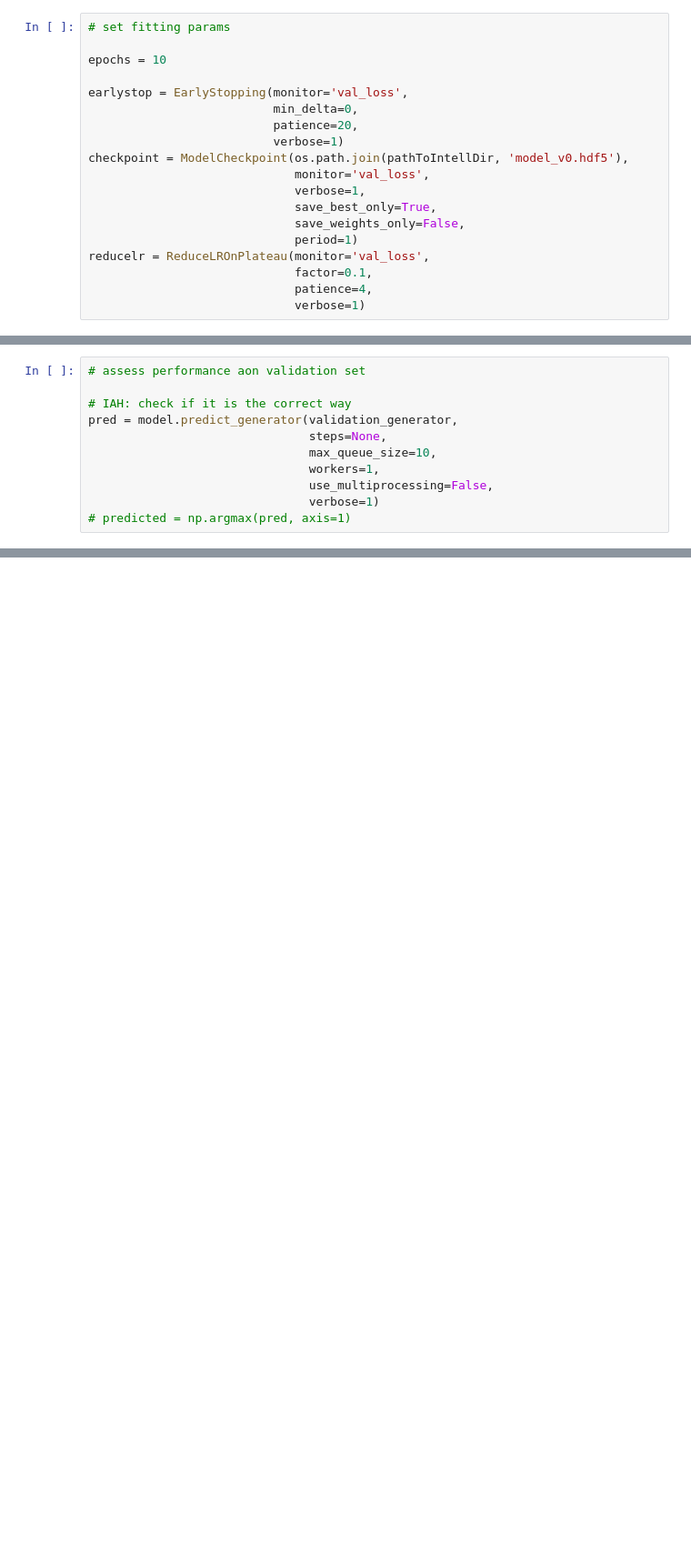
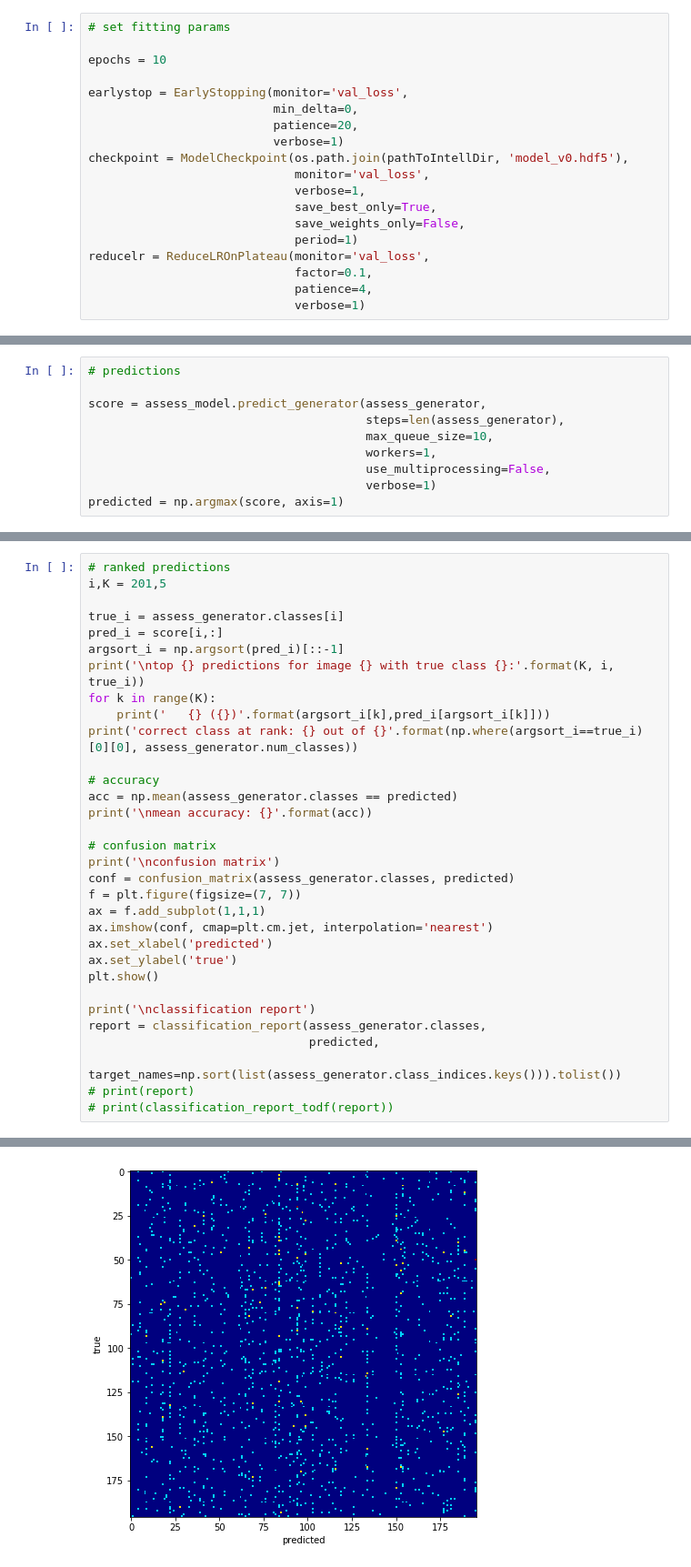
Before and after one commit to 0-tree/EIG3_IAFlash, a Jupyter notebook: Dev/dev_intelligence.ipynb, the cells around one changed output, grey strips where cells are left out. Shown: that part at 91% size. Drawn from its saved outputs; the diff is of its cells as text; blank space fills up the shorter version.

```diff
--- a/Dev/dev_intelligence.ipynb
+++ b/Dev/dev_intelligence.ipynb
@@ -285,12 +308,11 @@ plt.show()
 # %%
-# assess performance aon validation set
+# predictions
 
-# IAH: check if it is the correct way
-pred = model.predict_generator(validation_generator,
-                               steps=None,
-                               max_queue_size=10,
-                               workers=1,
-                               use_multiprocessing=False,
-                               verbose=1)
-# predicted = np.argmax(pred, axis=1)
+score = assess_model.predict_generator(assess_generator,
+                                       steps=len(assess_generator),
+                                       max_queue_size=10,
+                                       workers=1,
+                                       use_multiprocessing=False,
+                                       verbose=1)
+predicted = np.argmax(score, axis=1)
 # %% [output]
@@ -317,0 +320,33 @@ for k in range(K):
+# %%
+# ranked predictions
+i,K = 201,5
+
+true_i = assess_generator.classes[i]
+pred_i = score[i,:]
+argsort_i = np.argsort(pred_i)[::-1]
+print('\ntop {} predictions for image {} with true class {}:'.format(K, i, true_i))
+for k in range(K):
+    print('   {} ({})'.format(argsort_i[k],pred_i[argsort_i[k]]))
+print('correct class at rank: {} out of {}'.format(np.where(argsort_i==true_i)[0][0], assess_generator.num_classes))
+
+# accuracy
+acc = np.mean(assess_generator.classes == predicted)
+print('\nmean accuracy: {}'.format(acc))
+
+# confusion matrix
+print('\nconfusion matrix')
+conf = confusion_matrix(assess_generator.classes, predicted)
+f = plt.figure(figsize=(7, 7))
+ax = f.add_subplot(1,1,1)
+ax.imshow(conf, cmap=plt.cm.jet, interpolation='nearest')
+ax.set_xlabel('predicted')
+ax.set_ylabel('true')
+plt.show()
+
+print('\nclassification report')
+report = classification_report(assess_generator.classes,
+                               predicted,
+                               target_names=np.sort(list(assess_generator.class_indices.keys())).tolist())
+# print(report)
+# print(classification_report_todf(report))
+# %% [output]
@@ -317,0 +364 @@ for k in range(K):
+[figure, added]
```
Also changed, not shown: parts of 14 cells of this notebook.
